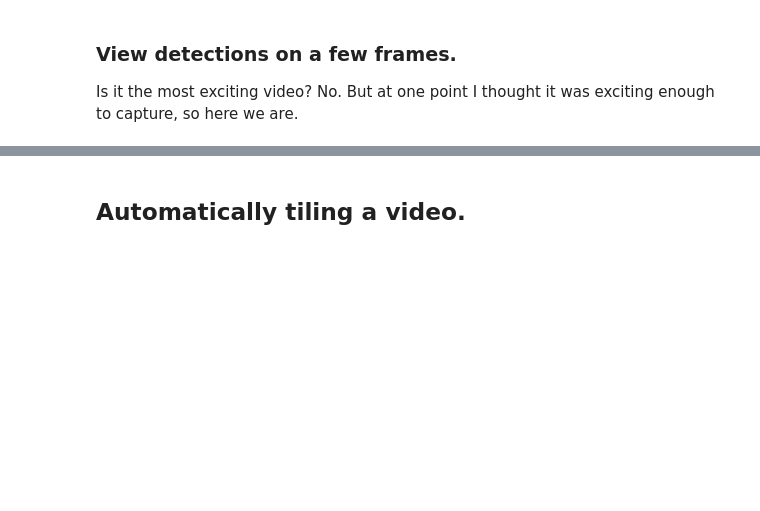
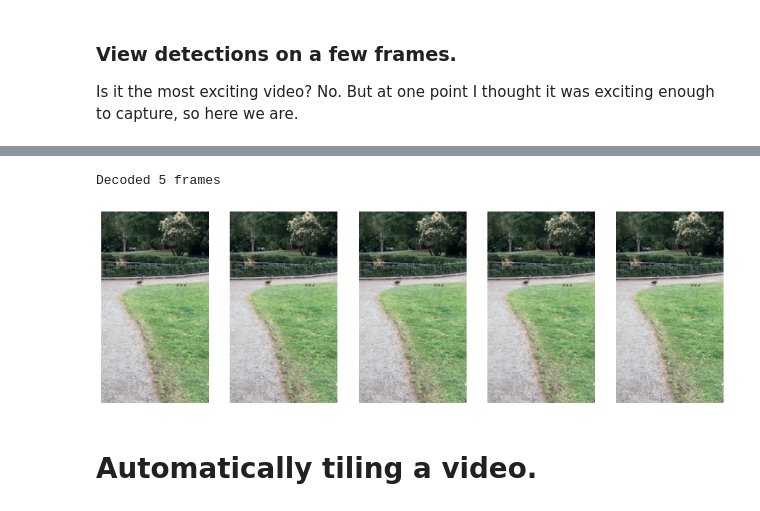
Before and after one commit to uwdb/TASM, a Jupyter notebook: python/Examples/Basics.ipynb, the cells around one changed output, grey strips where cells are left out. Drawn from its saved outputs; the diff is of its cells as text; code cells hidden in the pictures; blank space fills up the shorter version.

```diff
--- a/python/Examples/Basics.ipynb
+++ b/python/Examples/Basics.ipynb
@@ -139,5 +220,21 @@ print(f'Retrieved {num_birds} birds in {dur}')
+# %%
+frame_selection = t.select_frames('birds-2x2', metadata_id, label, first_frame_inclusive, last_frame_exclusive)
+num_frames = 0
+num_cols = 5
+f, axs = plt.subplots(1, num_cols, figsize=(15, 15))
+[ax.axis('off') for ax in axs.ravel()]
+while True:
+    frame = frame_selection.next()
+    if frame.is_empty():
+        break
+    axs[num_frames].imshow(frame.numpy_array())
+    num_frames += 1
+print(f'Decoded {num_frames} frames')
+# %% [output]
+Decoded 5 frames
+[figure, added]
 # %% [markdown]
-## Automatically tiling a video.
+# Automatically tiling a video.
 # %%
 # Start with an untiled video.
 t = tasm.TASM()
```
Also changed, not shown: parts of 17 cells of this notebook.
